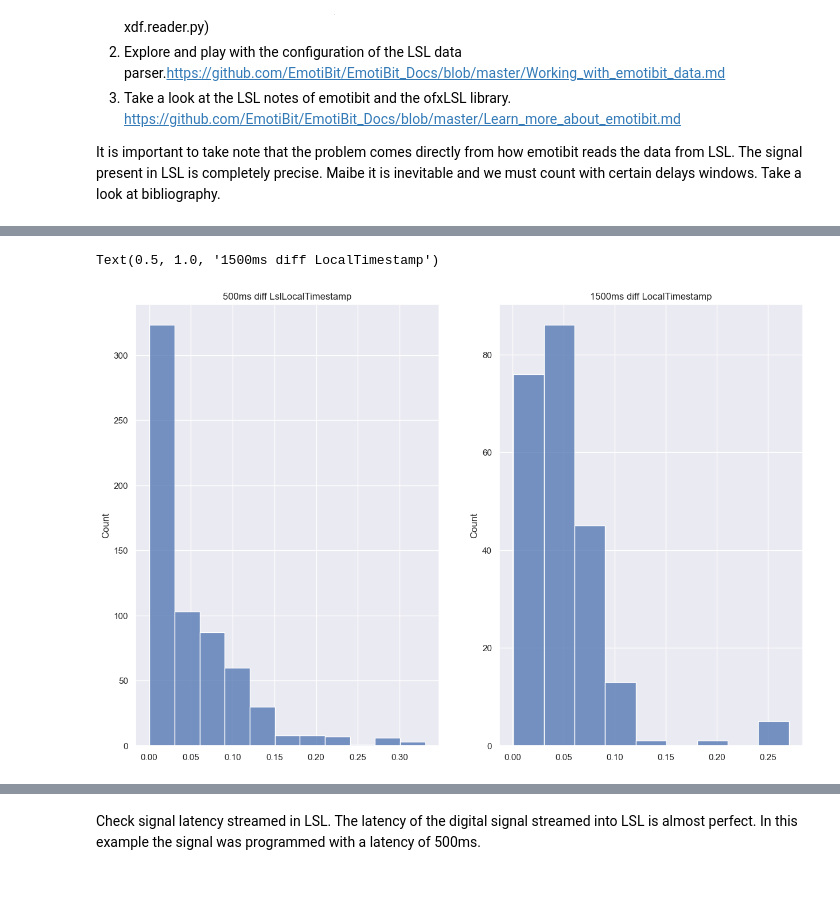
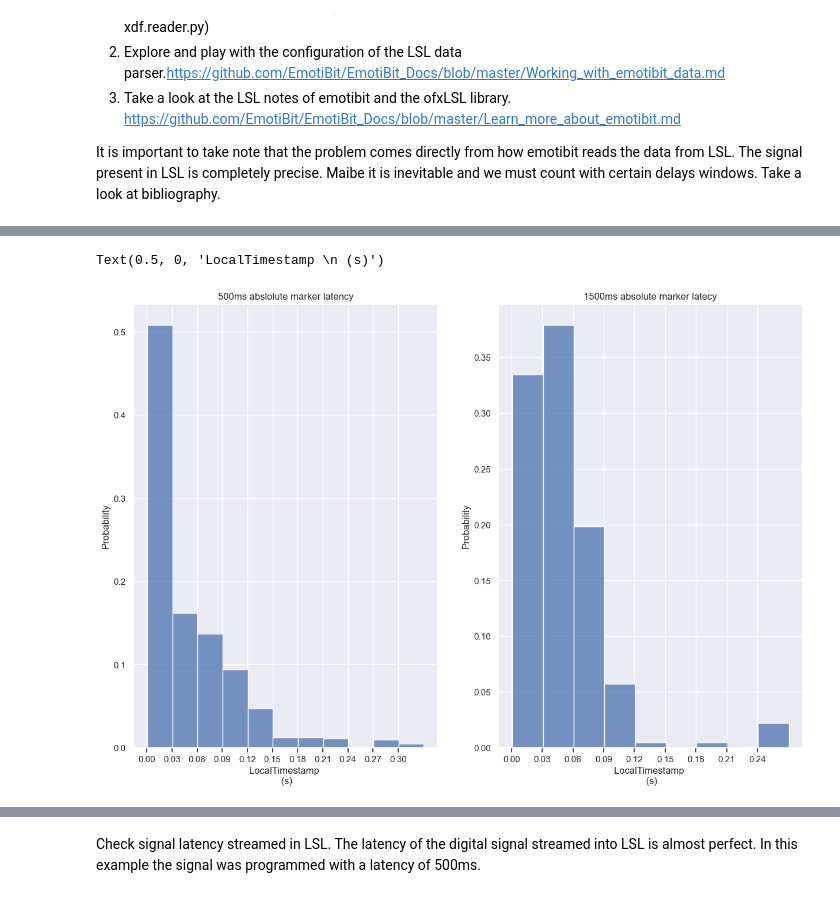
Before and after one commit to Rockyneuron/EmotiBit, a Jupyter notebook: analysis/test_sync.ipynb, the cells around one changed output, grey strips where cells are left out. Drawn from its saved outputs; the diff is of its cells as text; code cells hidden in the pictures.

```diff
--- a/analysis/test_sync.ipynb
+++ b/analysis/test_sync.ipynb
@@ -85,11 +105,17 @@ Text(0.5, 1.0, '1500ms diff LocalTimestamp mean = 1.50021')
 # %%
 fig1,ax1=plt.subplots(1,2,)
-sns.histplot(data=difftime1_diff,ax= ax1[0],bins=5,binwidth=0.03)
-sns.histplot(data=difftime2_diff,ax= ax1[1],bins=5,binwidth=0.03)
+sns.histplot(data=difftime1_diff,ax= ax1[0],bins=5,binwidth=0.03,stat='probability')
+sns.histplot(data=difftime2_diff,ax= ax1[1],bins=5,binwidth=0.03,stat='probability')
 fig1.set_figheight(10)
 fig1.set_figwidth(15)
-ax1[0].set_title('500ms diff LslLocalTimestamp')
-ax1[1].set_title('1500ms diff LocalTimestamp')
+ax1[0].set_title('500ms abslolute marker latency')
+ax1[1].set_title('1500ms absolute marker latecy')
+ax1[0].xaxis.set_ticks(np.arange(0,max(difftime1_diff),0.03))
+ax1[0].xaxis.set_tick_params(reset=True,bottom=True,top=False)
+ax1[1].xaxis.set_ticks(np.arange(0,max(difftime2_diff),0.03))
+ax1[1].xaxis.set_tick_params(reset=True,bottom=True,top=False)
+ax1[0].xaxis.set_label_text('LocalTimestamp \n (s)')
+ax1[1].xaxis.set_label_text('LocalTimestamp \n (s)')
 # %% [output]
-Text(0.5, 1.0, '1500ms diff LocalTimestamp')
+Text(0.5, 0, 'LocalTimestamp \n (s)')
-[figure, old version]
+[figure, new version]
```
Also changed, not shown: parts of 6 cells of this notebook, 1 other file.
